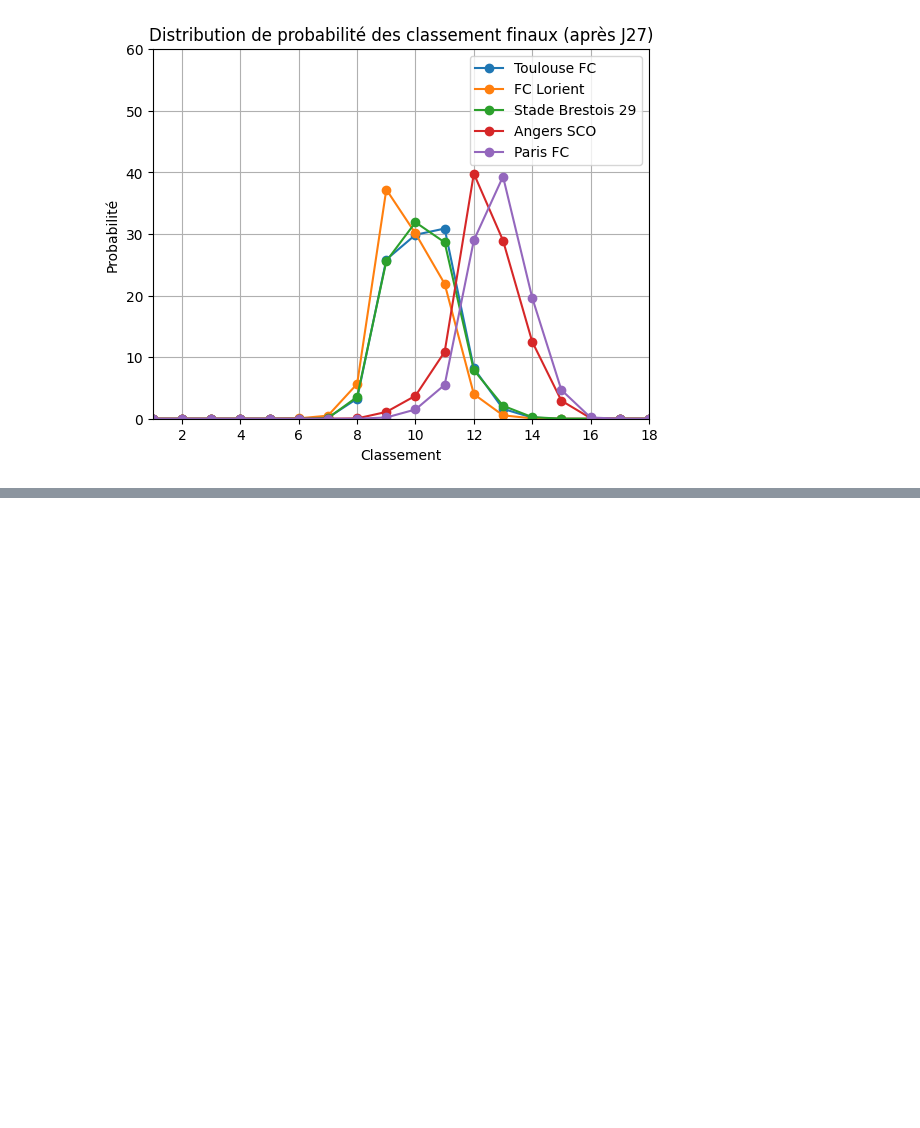
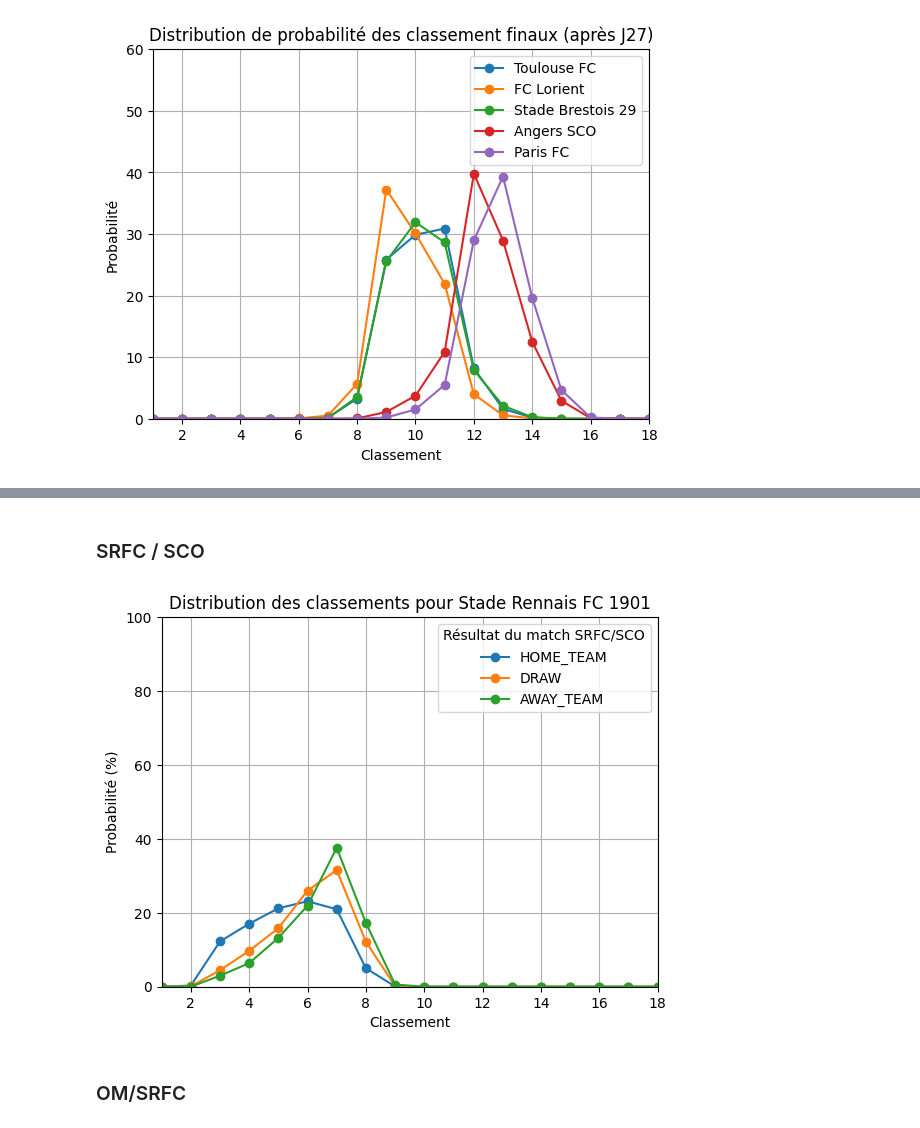
Before and after one commit to judithbreaud/ligue1_viz, a Jupyter notebook: notebooks/end_of_season.ipynb, the cells around one changed output, grey strips where cells are left out. Drawn from its saved outputs; the diff is of its cells as text; code cells hidden in the pictures; blank space fills up the shorter version.

```diff
--- a/notebooks/end_of_season.ipynb
+++ b/notebooks/end_of_season.ipynb
@@ -1306,0 +1390,5 @@ plt.show()
+# %% [markdown]
+### SRFC / SCO
+# %%
+N=5000
+res_dict=monte_carlo_condition(29, "Stade Rennais FC 1901", best_model_ter, N, old_goal_dif,df_for_pred)
@@ -1306,0 +1416,36 @@ plt.show()
+# %%
+import matplotlib.pyplot as plt
+
+team = "Stade Rennais FC 1901"  # <-- change this
+
+plt.figure()
+
+scenarios = {
+    "HOME_TEAM": rank_counts_H,
+    "DRAW": rank_counts_D,
+    "AWAY_TEAM": rank_counts_A
+}
+
+for scenario, df in scenarios.items():
+    plt.plot(
+        df.columns,
+        df.loc[team],
+        marker='o',
+        linestyle='-',
+        label=scenario
+    )
+
+plt.xlabel("Classement")
+plt.ylabel("Probabilité (%)")
+plt.title(f"Distribution des classements pour {team}")
+plt.legend(title="Résultat du match SRFC/SCO")
+plt.grid()
+
+plt.xlim(1, 18)
+plt.ylim(0, 100)
+
+plt.show()
+# %% [output]
+[figure, added]
+# %% [markdown]
+### OM/SRFC
```
Also changed, not shown: parts of 19 cells of this notebook.
